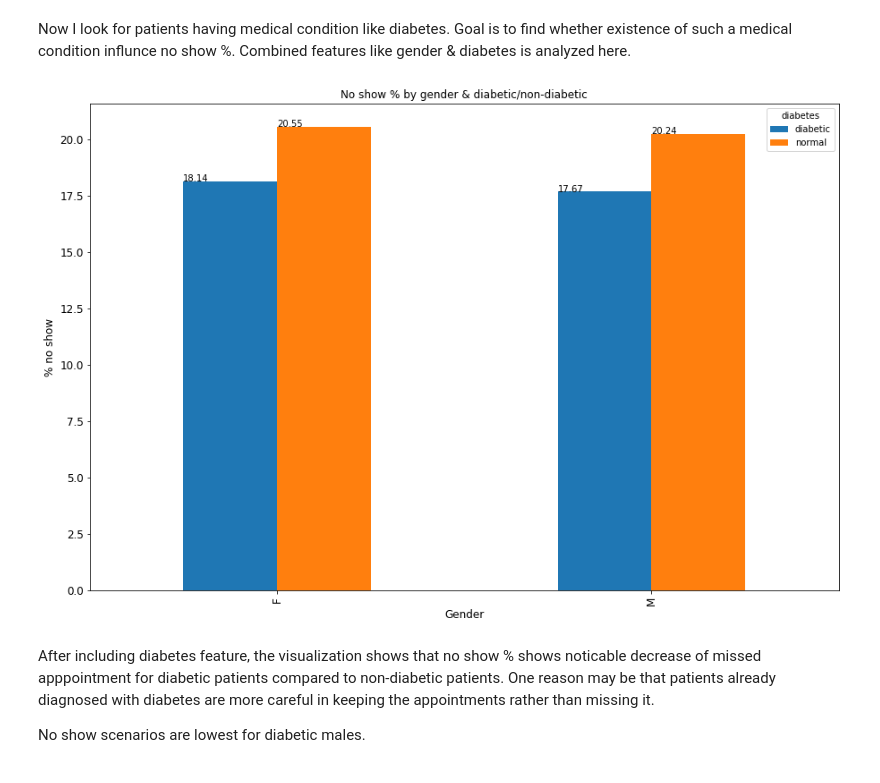
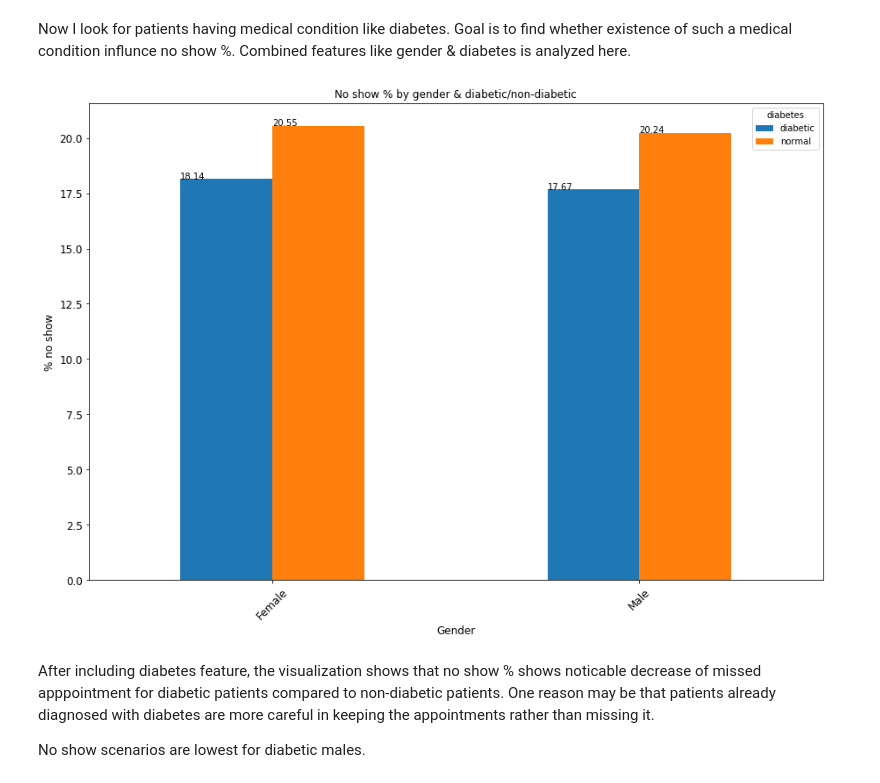
Before and after one commit to abhimita/no-show-analysis, a Jupyter notebook: Medical appointment analysis.ipynb, the cells around one changed output. Saved outputs shown, nothing was run; the diff lists cells and outputs as text; code cells hidden in the pictures.

```diff
--- a/Medical appointment analysis.ipynb
+++ b/Medical appointment analysis.ipynb
@@ -515,34 +530,35 @@ gender_diabetic_missed_df.assign(
 )
 
 gender_diabetic_missed_df['diabetes'] = gender_diabetic_missed_df.diabetes.apply(lambda x: 'diabetic' if x == True else 'normal')
 
 
 diabetic_df = \
 pd.pivot_table(
     gender_diabetic_missed_df[['gender', 'diabetes', 'pct_missed']],\
     index=['gender'],
     columns='diabetes',
     values='pct_missed',
     fill_value=0)\
 .reset_index()[['gender', 'diabetic', 'normal']]\
 .set_index('gender')
 
 ax = \
 diabetic_df\
 .plot.bar(
     figsize=(15,10),
     legend=True,
     fontsize=12,
     title='No show % by gender & diabetic/non-diabetic'
     );
 
 ax.set_xlabel("Gender", fontsize=12)
 ax.set_ylabel("% no show", fontsize=12);
+ax.set_xticklabels(['Female', 'Male'], rotation=45)
 
 for p in ax.patches:
     ax.annotate(str(p.get_height()), xy=(p.get_x(), p.get_height()))
 # %% [output]
-[figure, old version]
+[figure, new version]
 # %% [markdown]
 After including diabetes feature, the visualization shows that no show % shows noticable decrease of missed apppointment for diabetic patients compared to non-diabetic patients. One reason may be that patients already diagnosed with diabetes are more careful in keeping the appointments rather than missing it.
 
```
Also changed, not shown: parts of 7 cells of this notebook.
